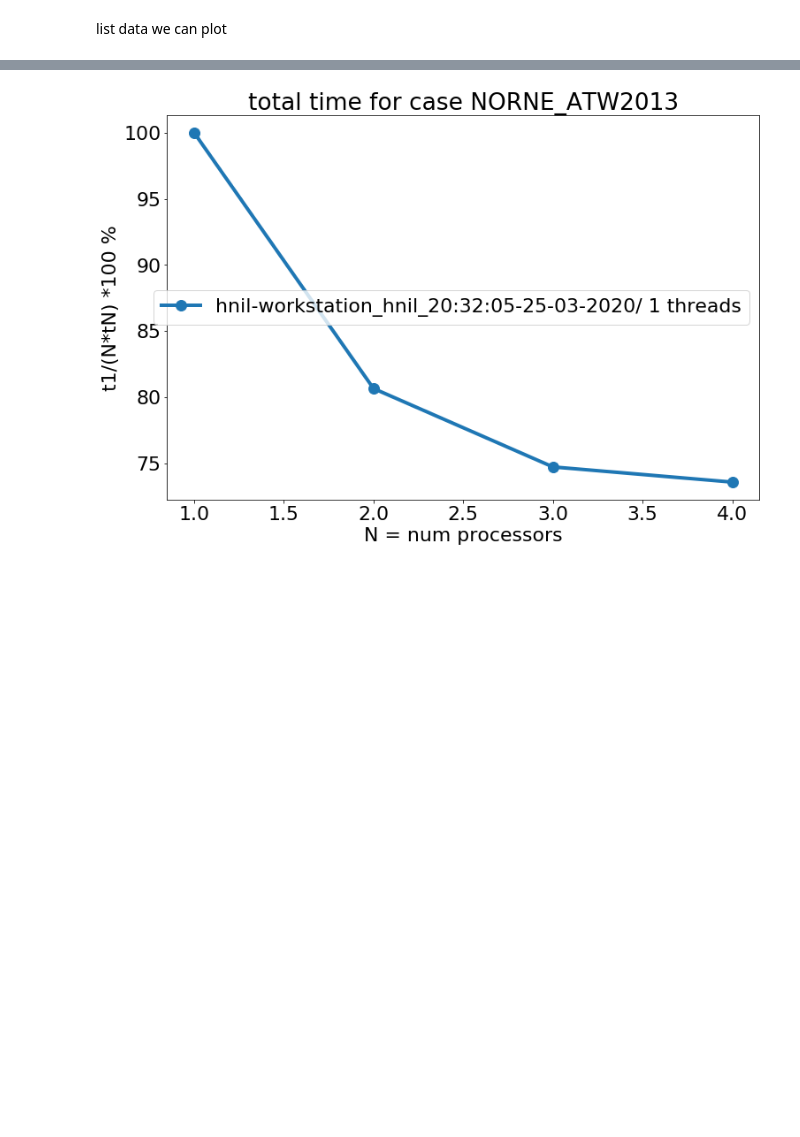
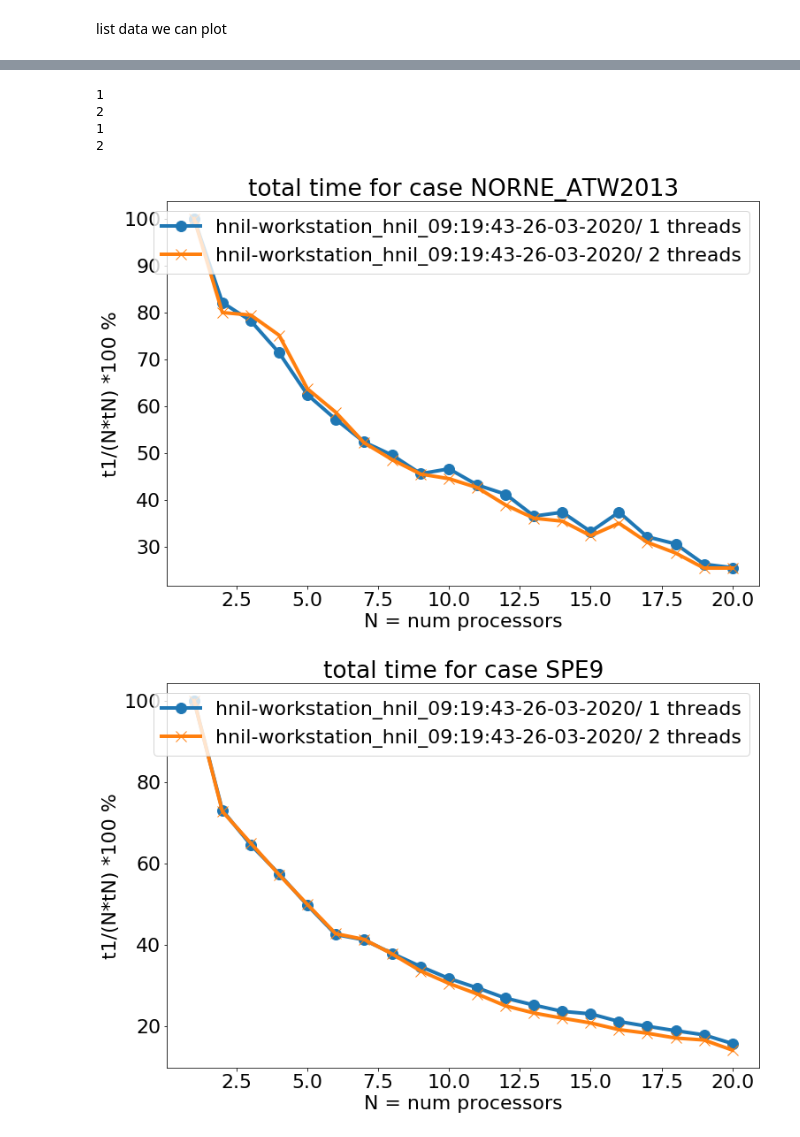
Before and after one commit to sintefmath/opm-hpc-benchmarking, a Jupyter notebook: halvor_desktop.ipynb, the cells around one changed output, grey strips where cells are left out. Saved outputs shown, nothing was run; the diff lists cells and outputs as text; code cells hidden in the pictures; blank space fills up the shorter version.

Commit message:
added results for run on hnil-workstation

```diff
--- a/halvor_desktop.ipynb
+++ b/halvor_desktop.ipynb
@@ -19,33 +21,39 @@ hnil-workstation_hnil_20:32:05-25-03-2020/
 joseki_franzf_14:55:53-06-03-2020/
 login-1.saga.sigma2.no_franzf_09:50:04-11-03-2020/
 # %%
-maxproc=4
-numthreadsvec = [1]
-cases = ["NORNE_ATW2013"]
+maxproc=20
+numthreadsvec = [1,2]
+cases = ["NORNE_ATW2013","SPE9"]
 ran=np.arange(1,maxproc+1)
 # %%
-dataorigin="hnil-workstation_hnil_20:32:05-25-03-2020/"
+dataorigin="hnil-workstation_hnil_09:19:43-26-03-2020/"
 
 
 i=0
 for casename in cases:
     i+=1
     pl.figure(i,figsize=(12,8))
     pl.clf()
     pl.title('total time for case '+casename)
     pl.xlabel('N = num processors')
     pl.ylabel('t1/(N*tN) *100 %')
 
     for numthreads in numthreadsvec:
+        print(numthreads)
         if numthreads == 1:
                 mark='o'
         else:
                 mark='x'
         res=getTotalTime(dataorigin,casename,numthreads,maxproc)
         pl.plot(ran,100*res[0]/(ran*res),'-'+mark,linewidth=4,markersize=12,label=dataorigin+" "+str(numthreads)+" threads")
     pl.legend()
 # %% [output]
+1
+2
+1
+2
-[figure, old version]
+[figure, new version]
+[figure, added]
 # %%
 i=0
 for casename in cases:
```
Also changed, not shown: parts of 13 cells of this notebook, 33 other files.
